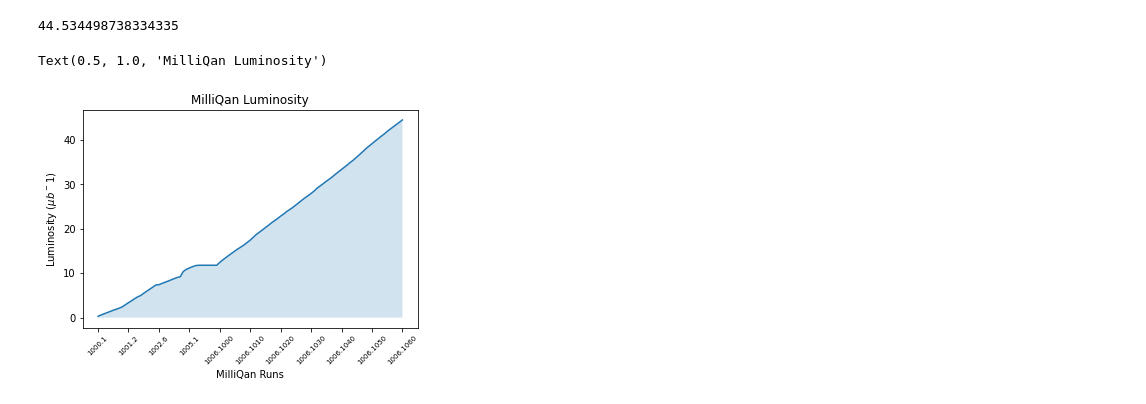
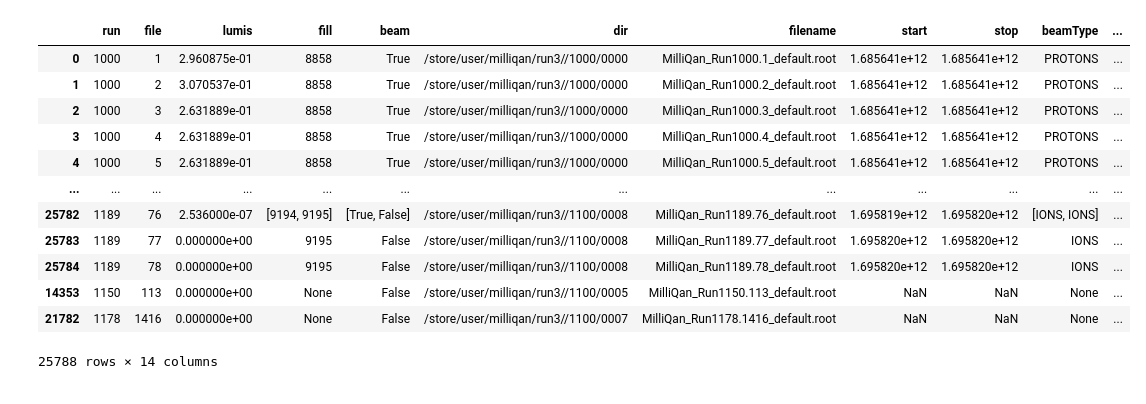
Before and after one commit to milliQan-sw/milliqanOffline, a Jupyter notebook: Run3Detector/analysis/wip/getLumis.ipynb, the cells around one changed output. Drawn from its saved outputs; the diff is of its cells as text; code cells hidden in the pictures.

```diff
--- a/Run3Detector/analysis/wip/getLumis.ipynb
+++ b/Run3Detector/analysis/wip/getLumis.ipynb
@@ -276,21 +264,0 @@ Name: start_stable_beam, dtype: bool
-# %%
-total_lumi = mylumiList.mqLumis['lumis'].sum()
-total_lumi
-# %% [output]
-44.534498738334335
-# %%
-import matplotlib.ticker as ticker
-fig, ax = plt.subplots(1, 1)
-
-x_vals = mylumiList.mqLumis[['run', 'file']].apply(lambda x: str(x.run) + '.' + str(x.file), axis=1)
-y_vals = mylumiList.mqLumis['lumis'].cumsum()
-ax.plot(x_vals, y_vals)
-ax.fill_between(x_vals, y_vals, 0, alpha=0.2)
-ax.xaxis.set_major_locator(ticker.MultipleLocator(10))
-ax.set_xlabel("MilliQan Runs")
-ax.set_ylabel(r"Luminosity $(\mu b^-1)$")
-plt.xticks(rotation=45, fontsize=7)
-plt.title("MilliQan Luminosity")
-# %% [output]
-Text(0.5, 1.0, 'MilliQan Luminosity')
-[figure, removed]
@@ -296,0 +271,16 @@ Text(0.5, 1.0, 'MilliQan Luminosity')
+# %%
+lumis
+# %% [output]
+|  | run | file | lumis | fill | beam | dir | filename | start | stop | beamType | ... |
+| 0 | 1000 | 1 | 2.960875e-01 | 8858 | True | /store/user/milliqan/run3//1000/0000 | MilliQan_Run1000.1_default.root | 1.685641e+12 | 1.685641e+12 | PROTONS | ... |
+| 1 | 1000 | 2 | 3.070537e-01 | 8858 | True | /store/user/milliqan/run3//1000/0000 | MilliQan_Run1000.2_default.root | 1.685641e+12 | 1.685641e+12 | PROTONS | ... |
+| 2 | 1000 | 3 | 2.631889e-01 | 8858 | True | /store/user/milliqan/run3//1000/0000 | MilliQan_Run1000.3_default.root | 1.685641e+12 | 1.685641e+12 | PROTONS | ... |
+| 3 | 1000 | 4 | 2.631889e-01 | 8858 | True | /store/user/milliqan/run3//1000/0000 | MilliQan_Run1000.4_default.root | 1.685641e+12 | 1.685641e+12 | PROTONS | ... |
+| 4 | 1000 | 5 | 2.631889e-01 | 8858 | True | /store/user/milliqan/run3//1000/0000 | MilliQan_Run1000.5_default.root | 1.685641e+12 | 1.685641e+12 | PROTONS | ... |
+| ... | ... | ... | ... | ... | ... | ... | ... | ... | ... | ... | ... |
+| 25782 | 1189 | 76 | 2.536000e-07 | [9194, 9195] | [True, False] | /store/user/milliqan/run3//1100/0008 | MilliQan_Run1189.76_default.root | 1.695819e+12 | 1.695820e+12 | [IONS, IONS] | ... |
+| 25783 | 1189 | 77 | 0.000000e+00 | 9195 | False | /store/user/milliqan/run3//1100/0008 | MilliQan_Run1189.77_default.root | 1.695820e+12 | 1.695820e+12 | IONS | ... |
+| 25784 | 1189 | 78 | 0.000000e+00 | 9195 | False | /store/user/milliqan/run3//1100/0008 | MilliQan_Run1189.78_default.root | 1.695820e+12 | 1.695820e+12 | IONS | ... |
+| 14353 | 1150 | 113 | 0.000000e+00 | None | False | /store/user/milliqan/run3//1100/0005 | MilliQan_Run1150.113_default.root | NaN | NaN | None | ... |
+| 21782 | 1178 | 1416 | 0.000000e+00 | None | False | /store/user/milliqan/run3//1100/0007 | MilliQan_Run1178.1416_default.root | NaN | NaN | None | ... |
+25788 rows × 14 columns
```
Also changed, not shown: parts of 12 cells of this notebook, 6 other files.
